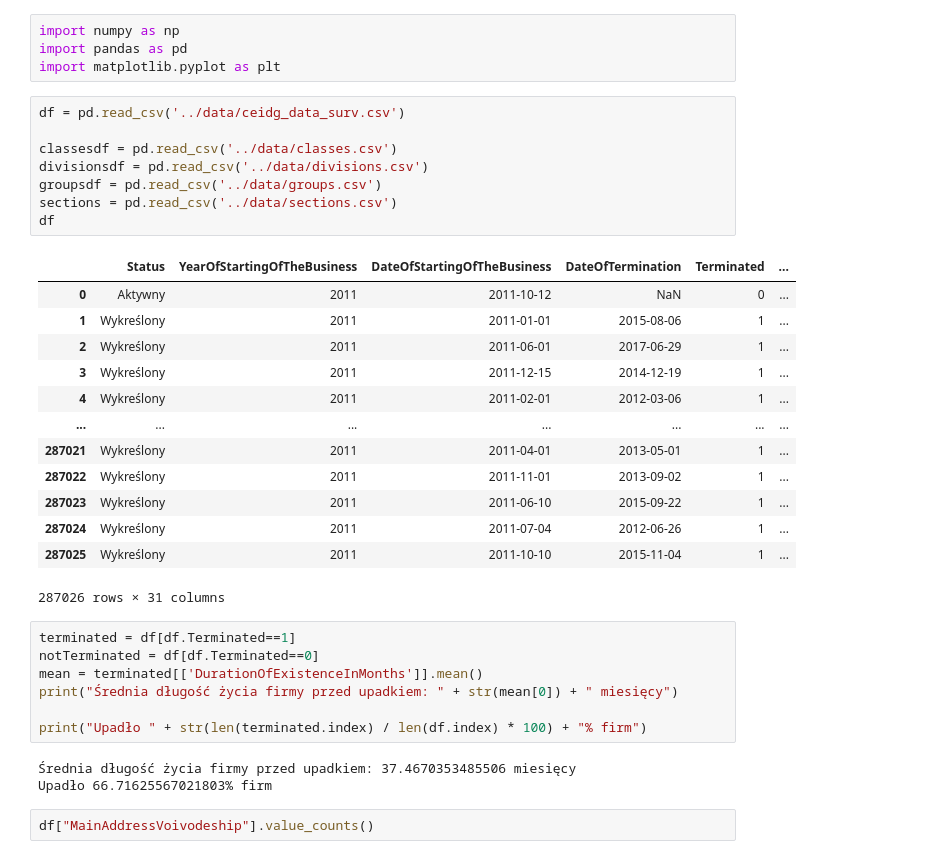
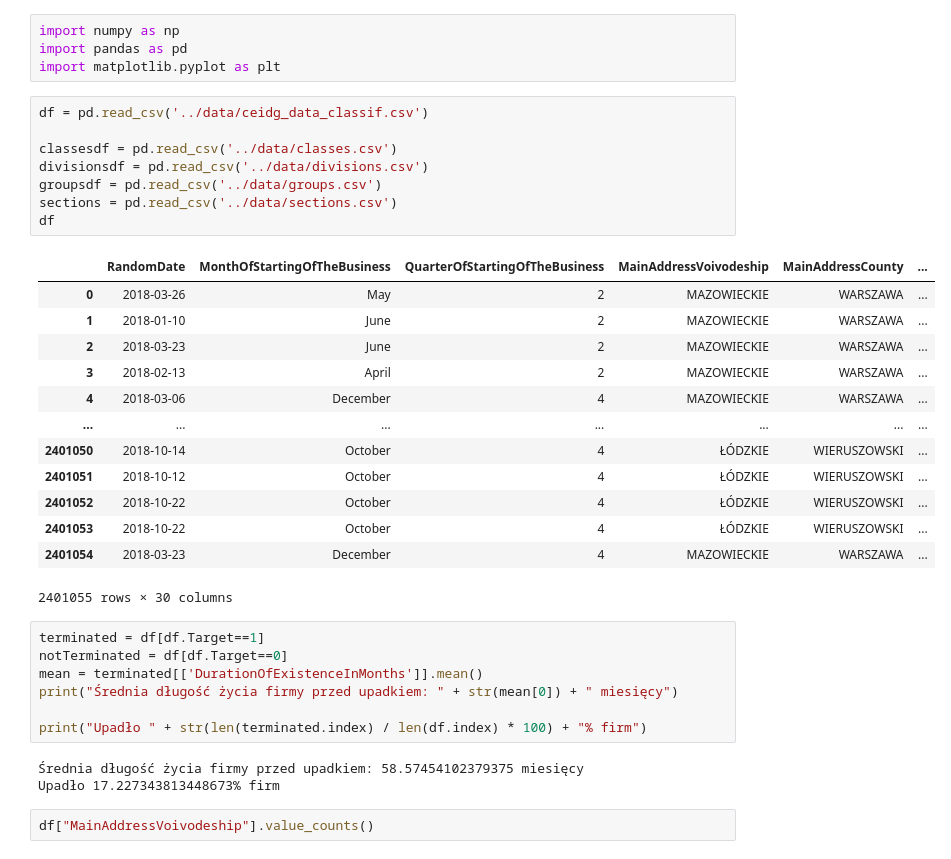
Before and after one commit to YuseqYaseq/interactive-vis, a Jupyter notebook: notebooks/dataExploration.ipynb, the cells around one changed output. Cells and saved outputs as stored; diff of their text form.

```diff
--- a/notebooks/dataExploration.ipynb
+++ b/notebooks/dataExploration.ipynb
@@ -3,37 +3,37 @@ import numpy as np
 import pandas as pd
 import matplotlib.pyplot as plt
 # %%
-df = pd.read_csv('../data/ceidg_data_surv.csv')
+df = pd.read_csv('../data/ceidg_data_classif.csv')
 
 classesdf = pd.read_csv('../data/classes.csv')
 divisionsdf = pd.read_csv('../data/divisions.csv')
 groupsdf = pd.read_csv('../data/groups.csv')
 sections = pd.read_csv('../data/sections.csv')
 df
 # %% [output]
-|  | Status | YearOfStartingOfTheBusiness | DateOfStartingOfTheBusiness | DateOfTermination | Terminated | ... |
-| 0 | Aktywny | 2011 | 2011-10-12 | NaN | 0 | ... |
-| 1 | Wykreślony | 2011 | 2011-01-01 | 2015-08-06 | 1 | ... |
-| 2 | Wykreślony | 2011 | 2011-06-01 | 2017-06-29 | 1 | ... |
-| 3 | Wykreślony | 2011 | 2011-12-15 | 2014-12-19 | 1 | ... |
-| 4 | Wykreślony | 2011 | 2011-02-01 | 2012-03-06 | 1 | ... |
+|  | RandomDate | MonthOfStartingOfTheBusiness | QuarterOfStartingOfTheBusiness | MainAddressVoivodeship | MainAddressCounty | ... |
+| 0 | 2018-03-26 | May | 2 | MAZOWIECKIE | WARSZAWA | ... |
+| 1 | 2018-01-10 | June | 2 | MAZOWIECKIE | WARSZAWA | ... |
+| 2 | 2018-03-23 | June | 2 | MAZOWIECKIE | WARSZAWA | ... |
+| 3 | 2018-02-13 | April | 2 | MAZOWIECKIE | WARSZAWA | ... |
+| 4 | 2018-03-06 | December | 4 | MAZOWIECKIE | WARSZAWA | ... |
 | ... | ... | ... | ... | ... | ... | ... |
-| 287021 | Wykreślony | 2011 | 2011-04-01 | 2013-05-01 | 1 | ... |
-| 287022 | Wykreślony | 2011 | 2011-11-01 | 2013-09-02 | 1 | ... |
-| 287023 | Wykreślony | 2011 | 2011-06-10 | 2015-09-22 | 1 | ... |
-| 287024 | Wykreślony | 2011 | 2011-07-04 | 2012-06-26 | 1 | ... |
-| 287025 | Wykreślony | 2011 | 2011-10-10 | 2015-11-04 | 1 | ... |
+| 2401050 | 2018-10-14 | October | 4 | ŁÓDZKIE | WIERUSZOWSKI | ... |
+| 2401051 | 2018-10-12 | October | 4 | ŁÓDZKIE | WIERUSZOWSKI | ... |
+| 2401052 | 2018-10-22 | October | 4 | ŁÓDZKIE | WIERUSZOWSKI | ... |
+| 2401053 | 2018-10-22 | October | 4 | ŁÓDZKIE | WIERUSZOWSKI | ... |
+| 2401054 | 2018-03-23 | December | 4 | MAZOWIECKIE | WARSZAWA | ... |
-287026 rows × 31 columns
+2401055 rows × 30 columns
 # %%
-terminated = df[df.Terminated==1]
-notTerminated = df[df.Terminated==0]
+terminated = df[df.Target==1]
+notTerminated = df[df.Target==0]
 mean = terminated[['DurationOfExistenceInMonths']].mean()
 print("Średnia długość życia firmy przed upadkiem: " + str(mean[0]) + " miesięcy")
 
 print("Upadło " + str(len(terminated.index) / len(df.index) * 100) + "% firm")
 # %% [output]
-Średnia długość życia firmy przed upadkiem: 37.4670353485506 miesięcy
-Upadło 66.71625567021803% firm
+Średnia długość życia firmy przed upadkiem: 58.57454102379375 miesięcy
+Upadło 17.227343813448673% firm
 # %%
 df["MainAddressVoivodeship"].value_counts()
 # %% [output]
```
Also changed, not shown: parts of 6 cells of this notebook, 3 other files.
